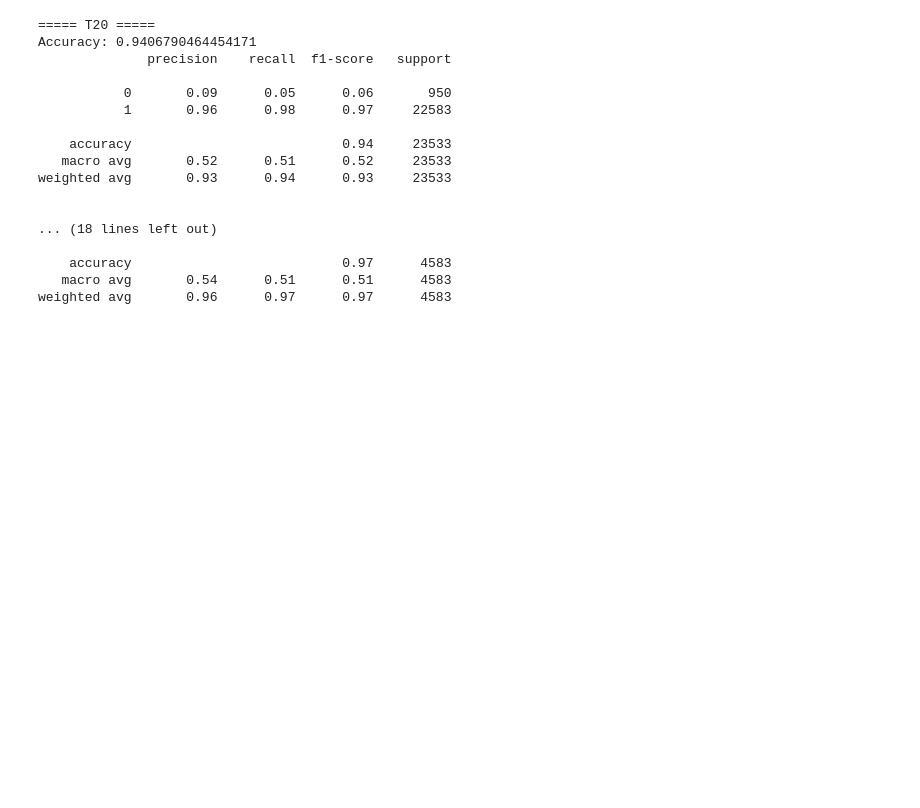
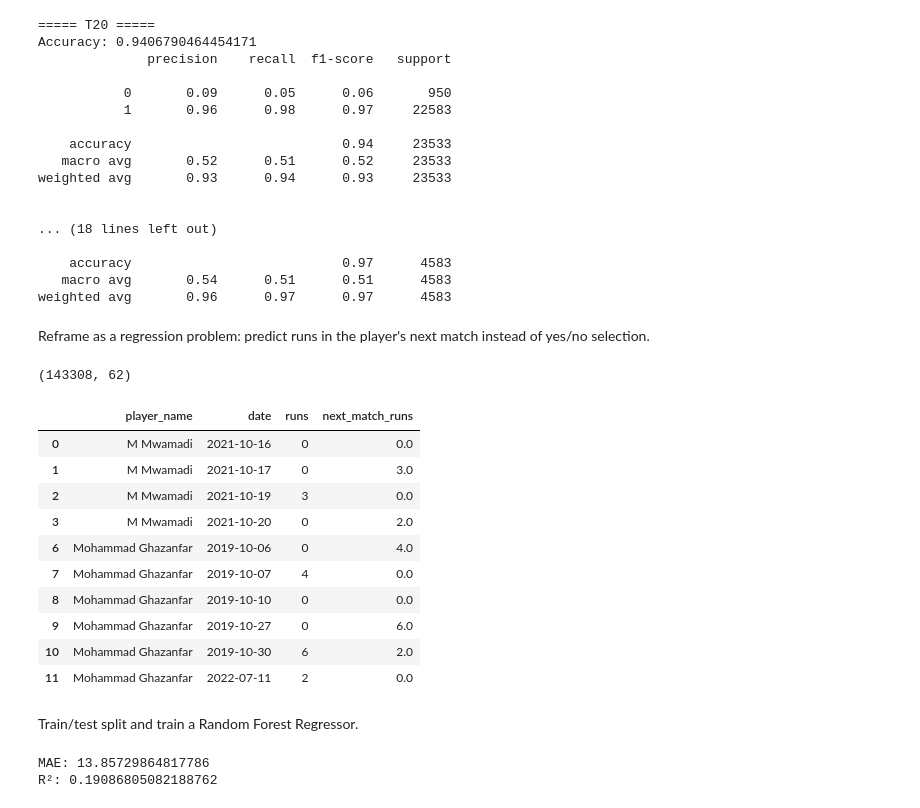
Before and after one commit to abdullahminhas/cric-squad-selector, a Jupyter notebook: cric_squad_selector_data.ipynb, the cells around one changed output. Saved outputs shown, nothing was run; the diff lists cells and outputs as text; code cells hidden in the pictures; blank space fills up the shorter version.

Commit message:
Random Forest regression results , MAE and R²

```diff
--- a/cric_squad_selector_data.ipynb
+++ b/cric_squad_selector_data.ipynb
@@ -968,3 +968,53 @@ weighted avg       0.93      0.94      0.93     23533
     accuracy                           0.97      4583
    macro avg       0.54      0.51      0.51      4583
 weighted avg       0.96      0.97      0.97      4583
+# %% [markdown]
+Reframe as a regression problem: predict runs in the player's next match instead of yes/no selection.
+# %%
+df = df.sort_values(["player_id", "date"]).reset_index(drop=True)
+df["next_match_runs"] = df.groupby("player_id")["runs"].shift(-1)
+
+regression_df = df[df["next_match_runs"].notna()].copy()
+print(regression_df.shape)
+regression_df[["player_name", "date", "runs", "next_match_runs"]].head(10)
+# %% [output]
+(143308, 62)
+|  | player_name | date | runs | next_match_runs |
+| 0 | M Mwamadi | 2021-10-16 | 0 | 0.0 |
+| 1 | M Mwamadi | 2021-10-17 | 0 | 3.0 |
+| 2 | M Mwamadi | 2021-10-19 | 3 | 0.0 |
+| 3 | M Mwamadi | 2021-10-20 | 0 | 2.0 |
+| 6 | Mohammad Ghazanfar | 2019-10-06 | 0 | 4.0 |
+| 7 | Mohammad Ghazanfar | 2019-10-07 | 4 | 0.0 |
+| 8 | Mohammad Ghazanfar | 2019-10-10 | 0 | 0.0 |
+| 9 | Mohammad Ghazanfar | 2019-10-27 | 0 | 6.0 |
+| 10 | Mohammad Ghazanfar | 2019-10-30 | 6 | 2.0 |
+| 11 | Mohammad Ghazanfar | 2022-07-11 | 2 | 0.0 |
+# %% [markdown]
+Train/test split and train a Random Forest Regressor.
+# %%
+from sklearn.ensemble import RandomForestRegressor
+from sklearn.metrics import mean_absolute_error, r2_score
+
+regression_df_encoded = pd.get_dummies(regression_df, columns=["team", "opposition", "format"], drop_first=True)
+reg_feature_cols = [c for c in regression_df_encoded.columns if c not in id_cols + raw_match_cols + ["next_match_runs", "played_next_match"]]
+
+split_date = regression_df_encoded["date"].quantile(0.8)
+train_r = regression_df_encoded[regression_df_encoded["date"] < split_date]
+test_r = regression_df_encoded[regression_df_encoded["date"] >= split_date]
+
+X_train_r = train_r[reg_feature_cols].replace([np.inf, -np.inf], 0)
+y_train_r = train_r["next_match_runs"]
+X_test_r = test_r[reg_feature_cols].replace([np.inf, -np.inf], 0)
+y_test_r = test_r["next_match_runs"]
+
+reg_model = RandomForestRegressor(random_state=42)
+reg_model.fit(X_train_r, y_train_r)
+
+y_pred_r = reg_model.predict(X_test_r)
+
+print("MAE:", mean_absolute_error(y_test_r, y_pred_r))
+print("R²:", r2_score(y_test_r, y_pred_r))
+# %% [output]
+MAE: 13.85729864817786
+R²: 0.19086805082188762
```
